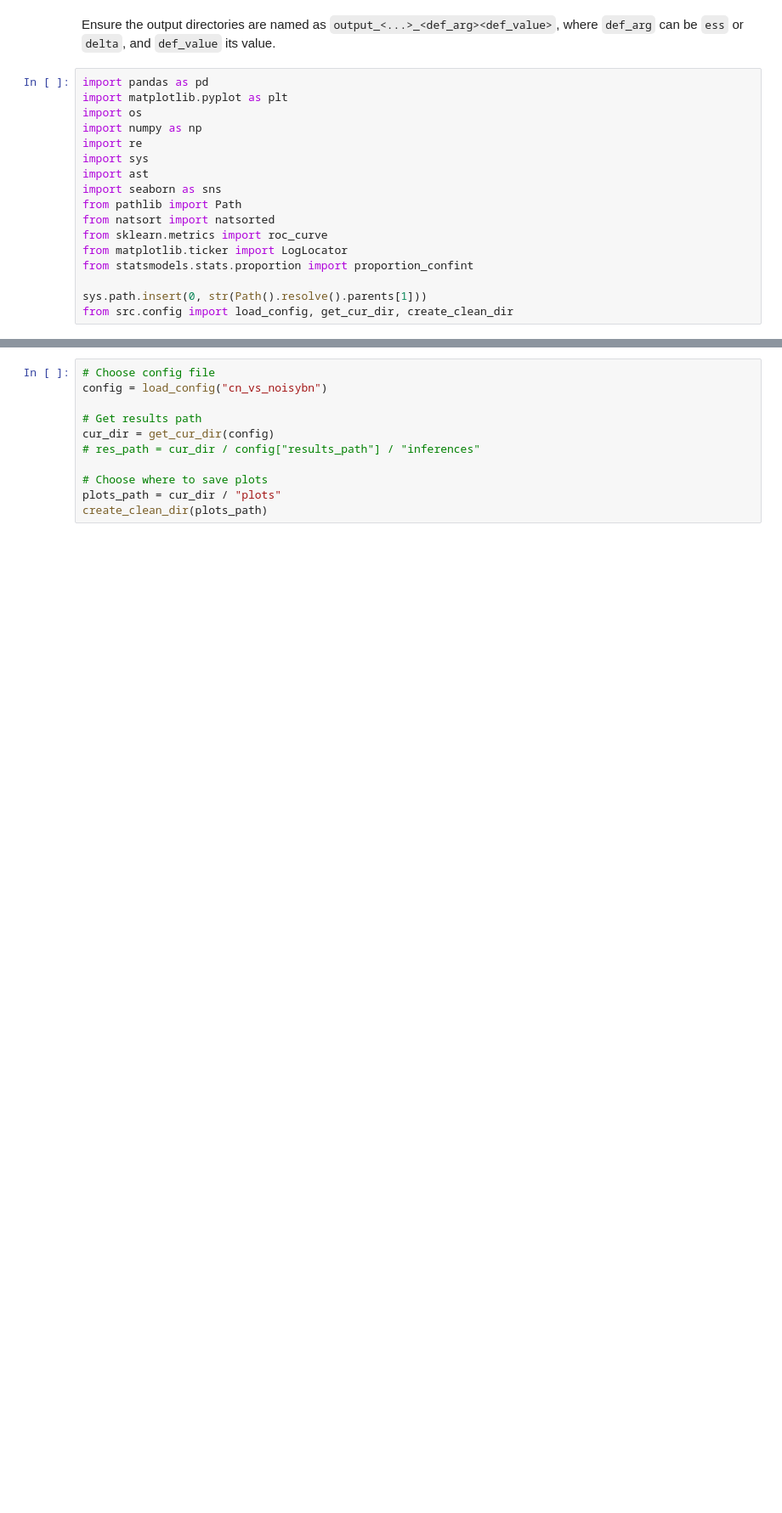
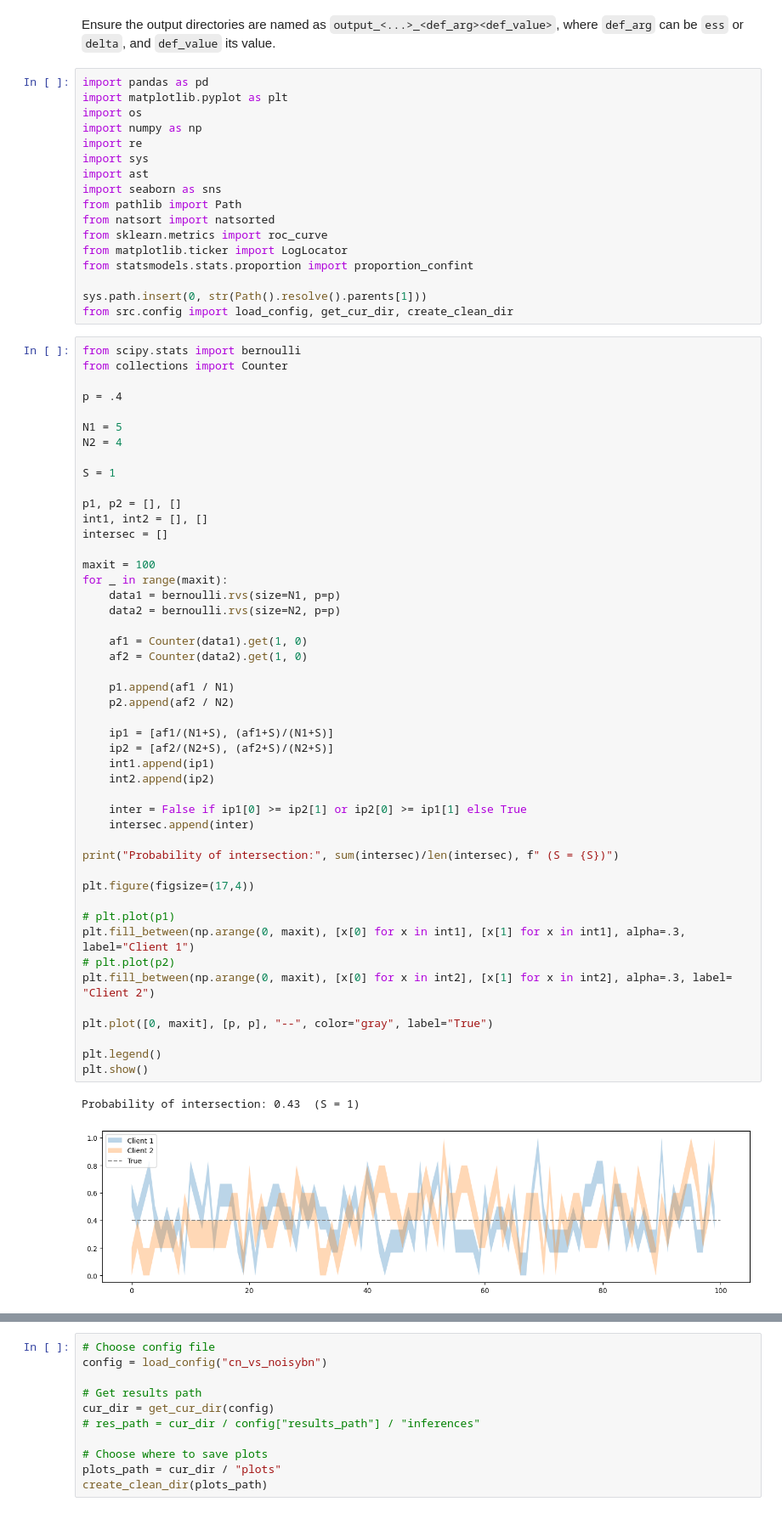
Before and after one commit to Niccolo-Rocchi/BN-Privacy, a Jupyter notebook: experiments/cn_vs_noisybn/Plot_results.ipynb, the cells around one changed output, grey strips where cells are left out. Shown at 85% size. Cells and saved outputs as stored; diff of their text form; blank space fills up the shorter version.

Commit message:
Update plots

```diff
--- a/experiments/cn_vs_noisybn/Plot_results.ipynb
+++ b/experiments/cn_vs_noisybn/Plot_results.ipynb
@@ -17,3 +17,53 @@ from statsmodels.stats.proportion import proportion_confint
 
 sys.path.insert(0, str(Path().resolve().parents[1]))
 from src.config import load_config, get_cur_dir, create_clean_dir
+# %%
+from scipy.stats import bernoulli
+from collections import Counter
+
+p = .4
+
+N1 = 5
+N2 = 4
+
+S = 1
+
+p1, p2 = [], []
+int1, int2 = [], []
+intersec = []
+
+maxit = 100
+for _ in range(maxit):
+    data1 = bernoulli.rvs(size=N1, p=p)
+    data2 = bernoulli.rvs(size=N2, p=p)
+
+    af1 = Counter(data1).get(1, 0)
+    af2 = Counter(data2).get(1, 0)
+
+    p1.append(af1 / N1)
+    p2.append(af2 / N2)
+
+    ip1 = [af1/(N1+S), (af1+S)/(N1+S)]
+    ip2 = [af2/(N2+S), (af2+S)/(N2+S)]
+    int1.append(ip1)
+    int2.append(ip2)
+
+    inter = False if ip1[0] >= ip2[1] or ip2[0] >= ip1[1] else True
+    intersec.append(inter)
+
+print("Probability of intersection:", sum(intersec)/len(intersec), f" (S = {S})")
+
+plt.figure(figsize=(17,4))
+
+# plt.plot(p1)
+plt.fill_between(np.arange(0, maxit), [x[0] for x in int1], [x[1] for x in int1], alpha=.3, label="Client 1")
+# plt.plot(p2)
+plt.fill_between(np.arange(0, maxit), [x[0] for x in int2], [x[1] for x in int2], alpha=.3, label= "Client 2")
+
+plt.plot([0, maxit], [p, p], "--", color="gray", label="True")
+
+plt.legend()
+plt.show()
+# %% [output]
+Probability of intersection: 0.43  (S = 1)
+[figure, added]
```
Also changed, not shown: parts of 3 cells of this notebook, 1 other file.
